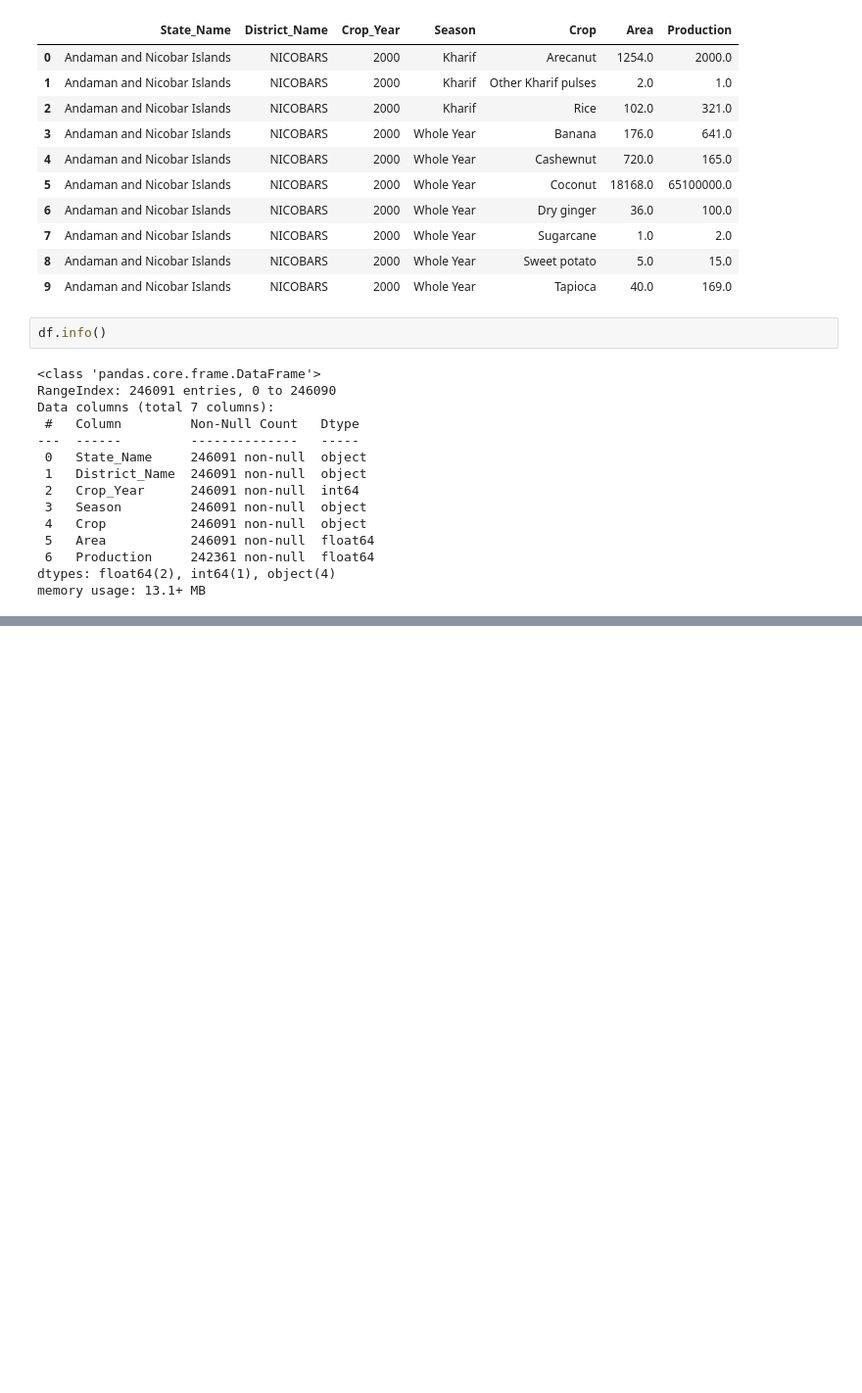
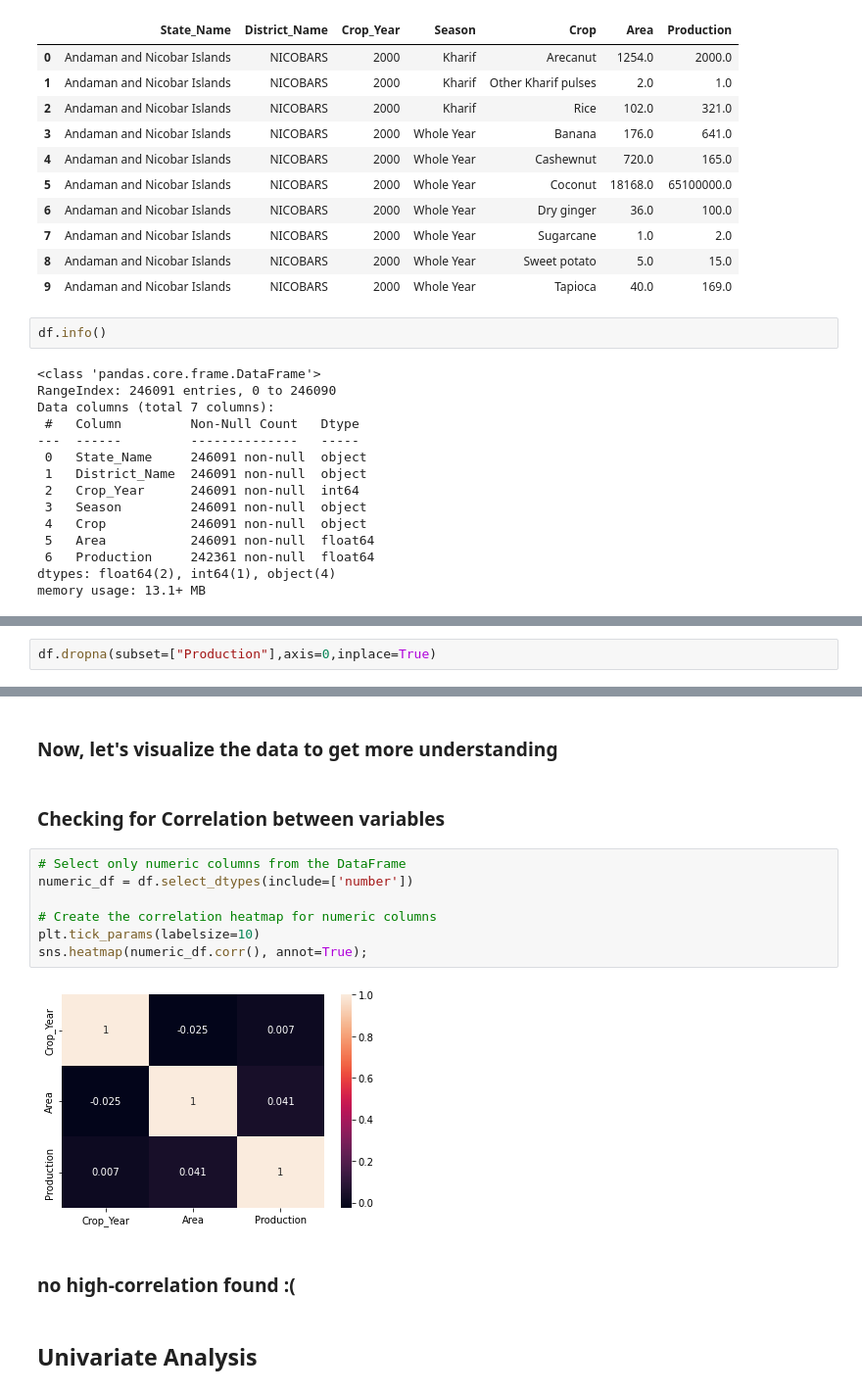
Before and after one commit to DataWizard-Yash/analysis-of-crop-production-in-india, a Jupyter notebook: understanding_data.ipynb, the cells around one changed output, grey strips where cells are left out. Shown: that part at 98% size. Drawn from its saved outputs; the diff is of its cells as text; blank space fills up the shorter version.

Commit message:
Completed Univariate Analysis and started with Bivariate Analysis

```diff
--- a/understanding_data.ipynb
+++ b/understanding_data.ipynb
@@ -35,0 +86,2 @@ memory usage: 13.1+ MB
+# %%
+df.dropna(subset=["Production"],axis=0,inplace=True)
@@ -35,0 +103,17 @@ memory usage: 13.1+ MB
+# %% [markdown]
+### Now, let's visualize the data to get more understanding
+# %% [markdown]
+### Checking for Correlation between variables
+# %%
+# Select only numeric columns from the DataFrame
+numeric_df = df.select_dtypes(include=['number'])
+
+# Create the correlation heatmap for numeric columns
+plt.tick_params(labelsize=10)
+sns.heatmap(numeric_df.corr(), annot=True);
+# %% [output]
+[figure, added]
+# %% [markdown]
+### no high-correlation found :(
+# %% [markdown]
+## Univariate Analysis
```
Also changed, not shown: parts of 46 cells of this notebook.
